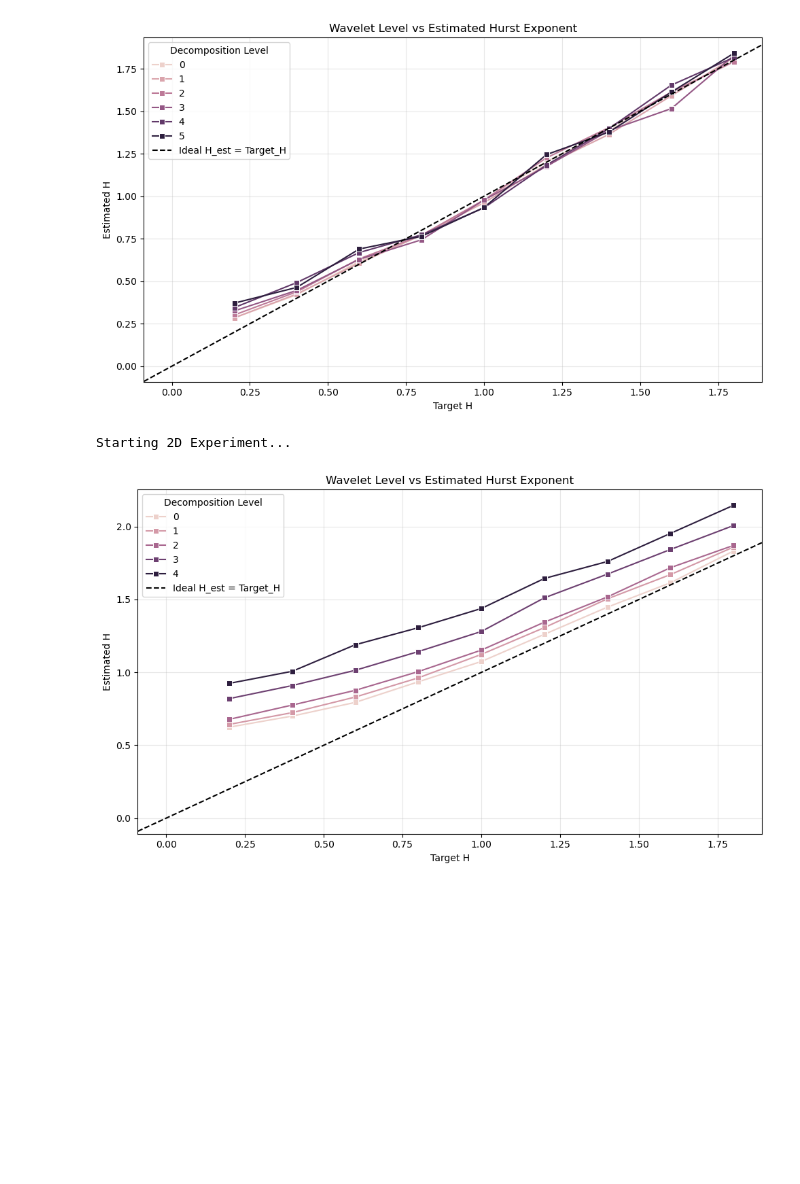
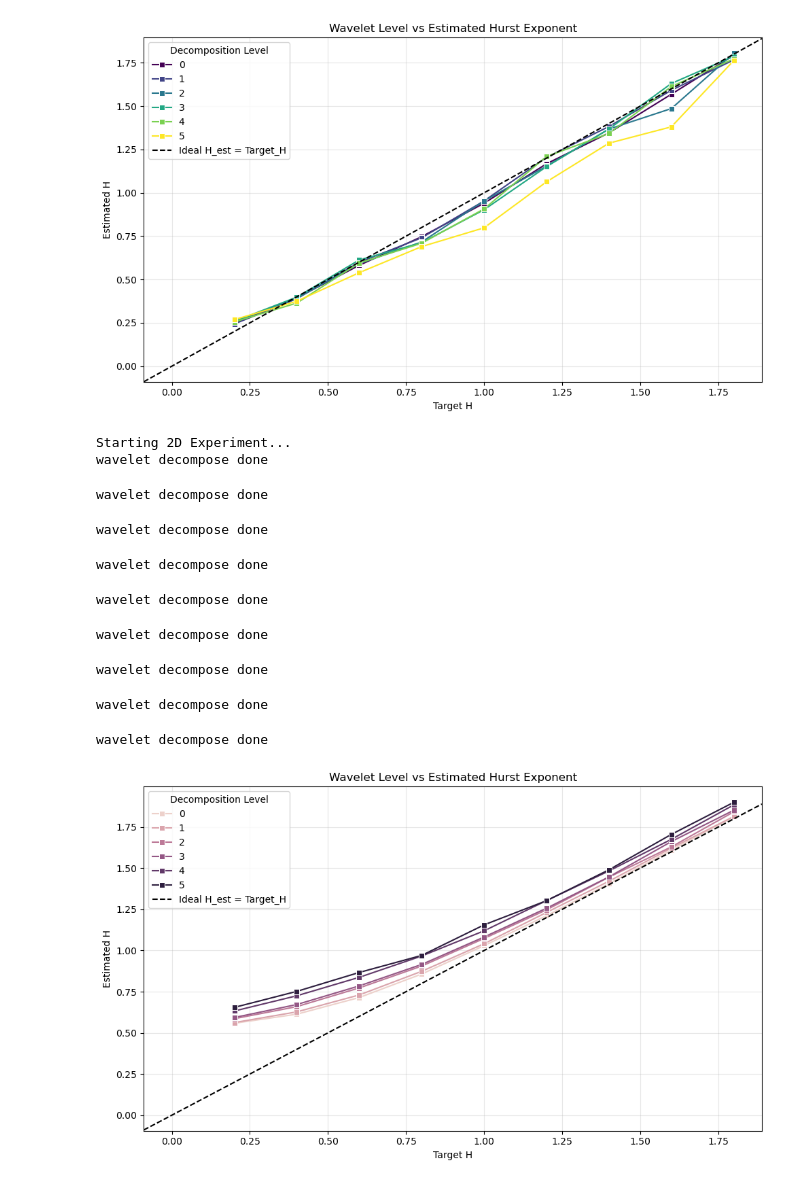
Before and after one commit to Shamaich1337/hurst-farneback-analysis, a Jupyter notebook: wavelet_test.ipynb, the cells around one changed output. Drawn from its saved outputs; the diff is of its cells as text; code cells hidden in the pictures; blank space fills up the shorter version.

```diff
--- a/wavelet_test.ipynb
+++ b/wavelet_test.ipynb
@@ -14,19 +15,20 @@ frame_num=16384
 np.random.seed(seed=42)
 levels = 5 # num of cA
 hurst_list = [round(0.2*i, 2) for i in range(1, 10)]
+wavelet = 'db1'
 results = []
-for hurst in hurst_list:
+for hurst in tqdm(hurst_list, desc='Processing hurst'):
     field = ndfnoise(shape=(frame_num,), hurst=hurst, normalize=True)
 
     wavelet_transform = []
     wavelet_transform.append(field)
     for level in range(levels):
-        cA, _ = pywt.wavedec(wavelet_transform[-1], 'db2', level=1)
+        cA, _ = pywt.wavedec(wavelet_transform[-1], wavelet, level=1)
         wavelet_transform.append(cA)
 
     ff_params = []
     for idx, level in enumerate(wavelet_transform):
-        s_values = np.array([int(np.exp(step)) for step in np.arange(np.log(4), np.log(len(level)/5), 0.5)])
+        s_values = np.array([int(np.exp(step)) for step in np.arange(np.log(8), np.log(len(level)/5), 0.5)])
         _, F2_s = dfa(level, s_values=s_values)
         F_s = np.sqrt(F2_s)
         ff_param, _ = analyse_zero_cross_ff(F_s.reshape(1, -1), s_values.reshape(1, -1))
@@ -38,11 +40,10 @@ for hurst in hurst_list:
                 'H_est': ff_param.slopes[0].value
             })
 
-
 df_results = pd.DataFrame(results)
 # %%
 plt.figure(figsize=(10, 6))
-sns.lineplot(data=df_results, x='Target_H', y='H_est', hue='Level', marker='s')
+sns.lineplot(data=df_results, x='Target_H', y='H_est', hue='Level', marker='s', palette='viridis')
 plt.axline((0, 0), slope=1, color='black', linestyle='--', label='Ideal H_est = Target_H')
 plt.title('Wavelet Level vs Estimated Hurst Exponent')
 plt.xlabel('Target H')
@@ -52,4 +53,4 @@ plt.grid(True, alpha=0.3)
 plt.tight_layout()
 plt.show()
 # %% [output]
-[figure, old version]
+[figure, new version]
@@ -65,8 +57,6 @@ plt.show()
 # %%
-size_2d = 1024
-levels_2d = 4
-wavelet_name = 'db1'
-
+size_2d = 16384
+levels_2d = 5
 results_2d = []
 
 print("Starting 2D Experiment...")
@@ -80,15 +70,13 @@ for hurst in hurst_list:
 
     for _ in range(levels_2d):
 
-        coeffs = pywt.wavedec2(current_field, wavelet_name, level=1)
+        coeffs = pywt.wavedec2(current_field, wavelet, level=1)
         cA = coeffs[0]
         wavelet_transform_2d.append(cA)
         current_field = cA
+    print('wavelet decompose done')
 
-
-    for idx, level_field in enumerate(wavelet_transform_2d):
-        h_est_sum = 0
-        count = 0
+    for idx, level_field in tqdm(enumerate(wavelet_transform_2d), total=len(wavelet_transform_2d), desc='Processing level'):
 
         n_rows, n_cols = level_field.shape
 
@@ -96,40 +84,47 @@ for hurst in hurst_list:
         num_samples = min(100, n_rows)
         row_indices = np.random.choice(n_rows, num_samples, replace=False)
 
         h_estimates = []
 
-        for r in row_indices:
+        for r in tqdm(row_indices,  desc='Processing series'):
             signal_1d = level_field[r, :]
             s_values = np.array([int(np.exp(step)) for step in np.arange(np.log(4), np.log(len(signal_1d)/5), 0.5)])
             if len(s_values) < 3: continue
 
             _, F2_s = dfa(signal_1d, s_values=s_values)
             F_s = np.sqrt(F2_s)
             ff_param, _ = analyse_zero_cross_ff(F_s.reshape(1, -1), s_values.reshape(1, -1))
             h_estimates.append(ff_param.slopes[0].value)
 
 
-        if h_estimates:
-            mean_h = np.mean(h_estimates)
-            results_2d.append({
-                'Target_H': hurst,
-                'Level': idx,
-                'H_est_2D': mean_h
-            })
+        mean_h = np.mean(h_estimates)
+        results_2d.append({
+            'Target_H': hurst,
+            'Level': idx,
+            'H_est_2D': mean_h
+        })
 
 df_results_2d = pd.DataFrame(results_2d)
 
-# --- Визуализация результатов 2D ---
 plt.figure(figsize=(10, 6))
 sns.lineplot(data=df_results_2d, x='Target_H', y='H_est_2D', hue='Level', marker='s')
 plt.axline((0, 0), slope=1, color='black', linestyle='--', label='Ideal H_est = Target_H')
 plt.title('Wavelet Level vs Estimated Hurst Exponent')
 plt.xlabel('Target H')
 plt.ylabel('Estimated H')
 plt.legend(title='Decomposition Level')
 plt.grid(True, alpha=0.3)
 plt.tight_layout()
 plt.show()
 # %% [output]
 Starting 2D Experiment...
+wavelet decompose done
+wavelet decompose done
+wavelet decompose done
+wavelet decompose done
+wavelet decompose done
+wavelet decompose done
+wavelet decompose done
+wavelet decompose done
+wavelet decompose done
-[figure, old version]
+[figure, new version]
```
Also changed, not shown: parts of 2 cells of this notebook.
